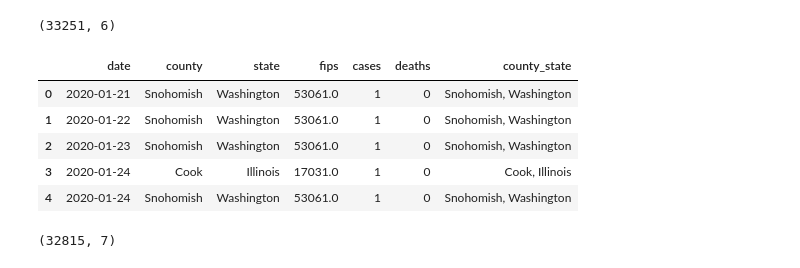
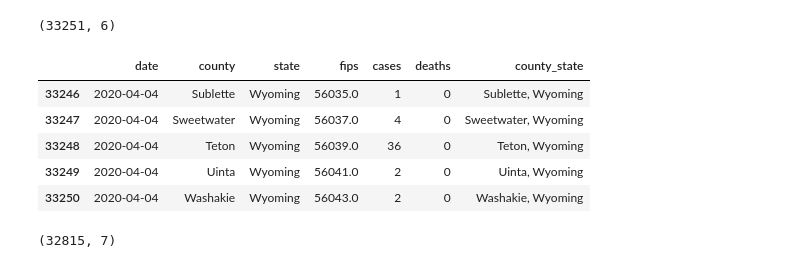
Before and after one commit to TianyuanCai/covid19, a Jupyter notebook: code/EDA.ipynb, the cells around one changed output. Saved outputs shown, nothing was run; the diff lists cells and outputs as text; code cells hidden in the pictures.

```diff
--- a/code/EDA.ipynb
+++ b/code/EDA.ipynb
@@ -26,14 +26,14 @@ data_nytimes.shape
 data_nytimes = data_nytimes[data_nytimes.county != 'Unknown']
 # %%
 data_nytimes['county_state'] = data_nytimes.county + ', ' + data_nytimes.state
-data_nytimes.head()
+data_nytimes.tail()
 # %% [output]
 |  | date | county | state | fips | cases | deaths | county_state |
-| 0 | 2020-01-21 | Snohomish | Washington | 53061.0 | 1 | 0 | Snohomish, Washington |
-| 1 | 2020-01-22 | Snohomish | Washington | 53061.0 | 1 | 0 | Snohomish, Washington |
-| 2 | 2020-01-23 | Snohomish | Washington | 53061.0 | 1 | 0 | Snohomish, Washington |
-| 3 | 2020-01-24 | Cook | Illinois | 17031.0 | 1 | 0 | Cook, Illinois |
-| 4 | 2020-01-24 | Snohomish | Washington | 53061.0 | 1 | 0 | Snohomish, Washington |
+| 33246 | 2020-04-04 | Sublette | Wyoming | 56035.0 | 1 | 0 | Sublette, Wyoming |
+| 33247 | 2020-04-04 | Sweetwater | Wyoming | 56037.0 | 4 | 0 | Sweetwater, Wyoming |
+| 33248 | 2020-04-04 | Teton | Wyoming | 56039.0 | 36 | 0 | Teton, Wyoming |
+| 33249 | 2020-04-04 | Uinta | Wyoming | 56041.0 | 2 | 0 | Uinta, Wyoming |
+| 33250 | 2020-04-04 | Washakie | Wyoming | 56043.0 | 2 | 0 | Washakie, Wyoming |
 # %%
 data_nytimes.shape
 # %% [output]
```
Also changed, not shown: parts of 4 cells of this notebook.
